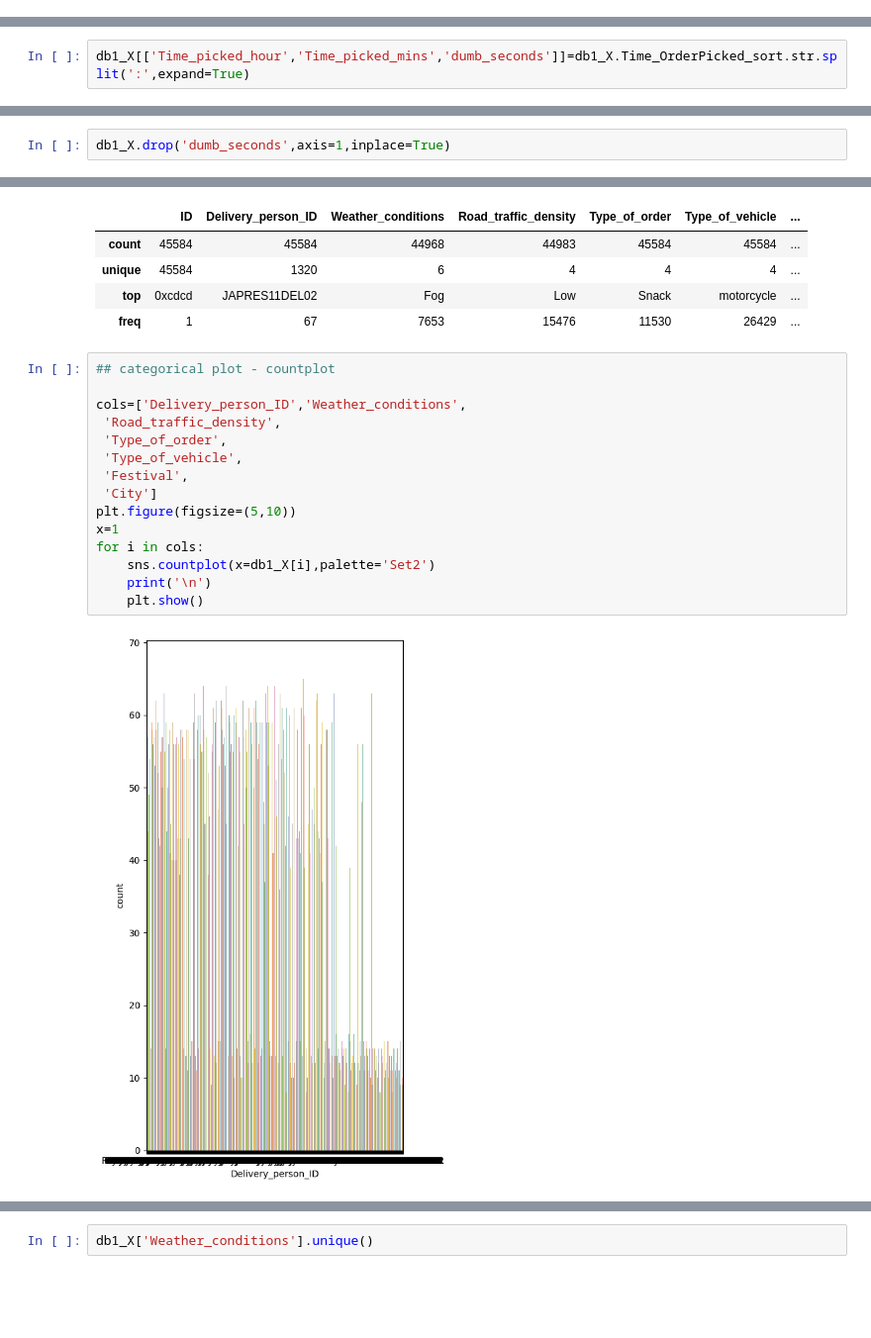
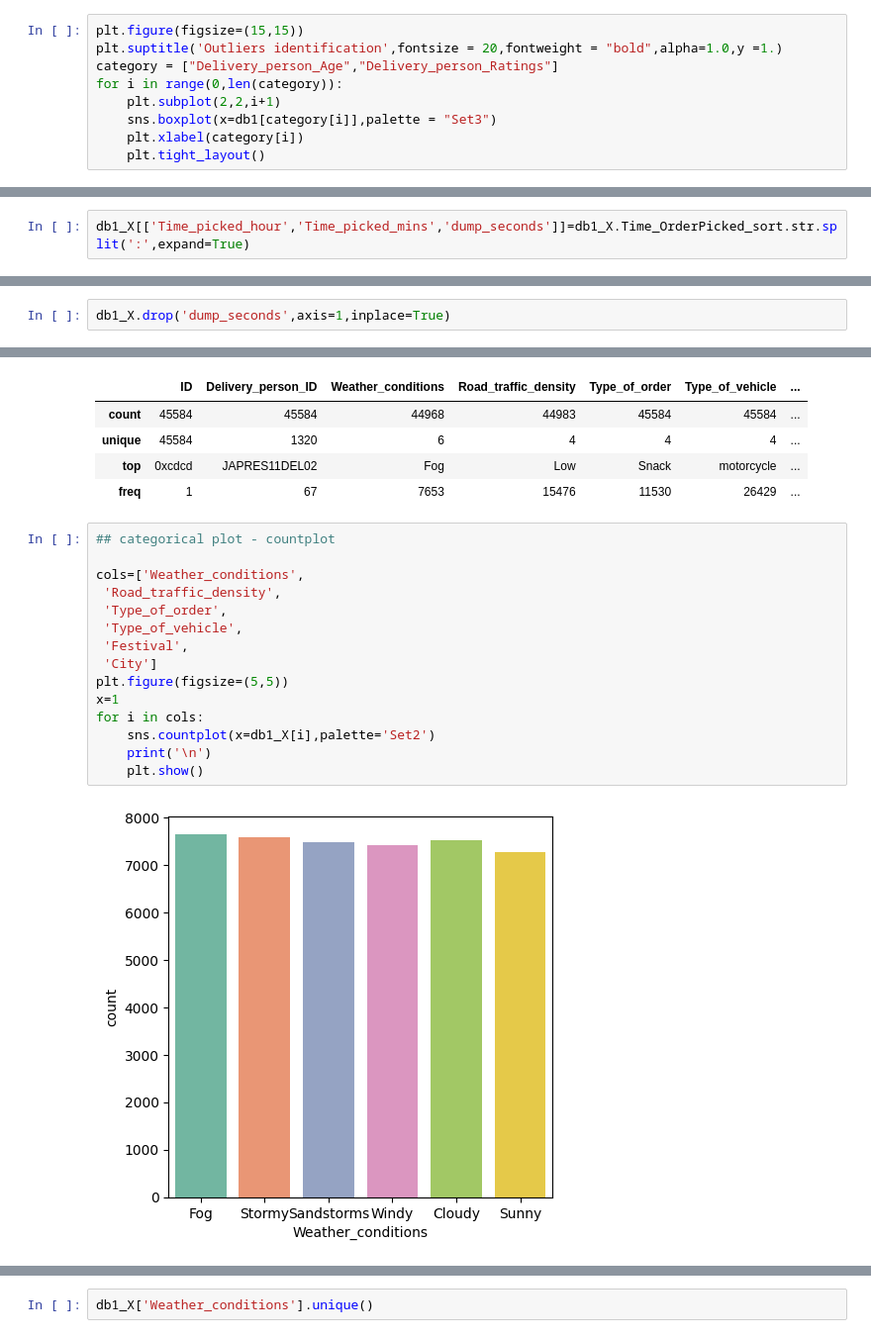
Before and after one commit to akimanamittal/LinearRegression_fooddelivery, a Jupyter notebook: notebooks/EDA.ipynb, the cells around one changed output, grey strips where cells are left out. Shown at 99% size. Saved outputs shown, nothing was run; the diff lists cells and outputs as text; blank space fills up the shorter version.

```diff
--- a/notebooks/EDA.ipynb
+++ b/notebooks/EDA.ipynb
@@ -88,3 +89,12 @@ sns.heatmap(db1.corr(numeric_only=True),annot=True)
 # %% [output]
 <Axes: >
 [figure]
+# %%
+plt.figure(figsize=(15,15))
+plt.suptitle('Outliers identification',fontsize = 20,fontweight = "bold",alpha=1.0,y =1.)
+category = ["Delivery_person_Age","Delivery_person_Ratings"]
+for i in range(0,len(category)):
+    plt.subplot(2,2,i+1)
+    sns.boxplot(x=db1[category[i]],palette = "Set3")
+    plt.xlabel(category[i])
+    plt.tight_layout()
@@ -527,7 +510,7 @@ a.split(':')
 # %%
 db1_X[['Time_order_hour','Time_order_mins']]=db1_X.Time_ordered_sort.str.split(':',expand=True)
 # %%
-db1_X[['Time_picked_hour','Time_picked_mins','dumb_seconds']]=db1_X.Time_OrderPicked_sort.str.split(':',expand=True)
+db1_X[['Time_picked_hour','Time_picked_mins','dump_seconds']]=db1_X.Time_OrderPicked_sort.str.split(':',expand=True)
 # %%
 db1_X.head()
 # %% [output]
@@ -559,7 +542,7 @@ Data columns (total 25 columns):
 dtypes: float64(4), int32(3), int64(1), object(17)
 memory usage: 8.2+ MB
 # %%
-db1_X.drop('dumb_seconds',axis=1,inplace=True)
+db1_X.drop('dump_seconds',axis=1,inplace=True)
 # %%
 db1_X.columns
 # %% [output]
@@ -755,17 +738,17 @@ db1_X[categorical_col].describe()
 # %%
 ## categorical plot - countplot
 
-cols=['Delivery_person_ID','Weather_conditions',
+cols=['Weather_conditions',
  'Road_traffic_density',
  'Type_of_order',
  'Type_of_vehicle',
  'Festival',
  'City']
-plt.figure(figsize=(5,10))
+plt.figure(figsize=(5,5))
 x=1
 for i in cols:
     sns.countplot(x=db1_X[i],palette='Set2')
     print('\n')
     plt.show()
 # %% [output]
-[figure, old version]
+[figure, new version]
```
Also changed, not shown: parts of 7 cells of this notebook, 3 other files.
